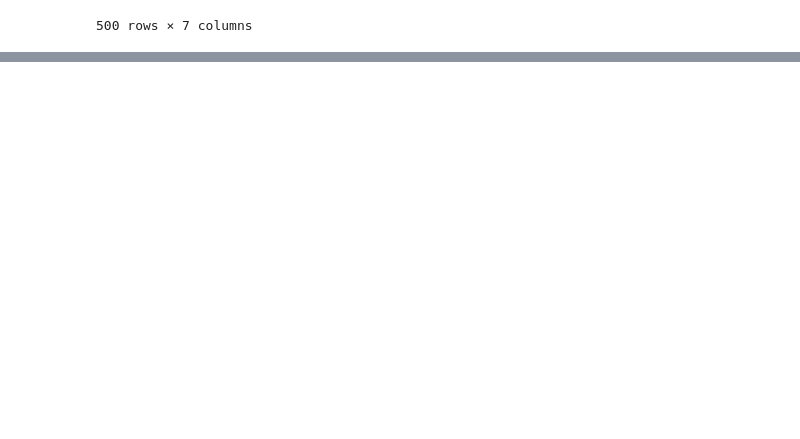
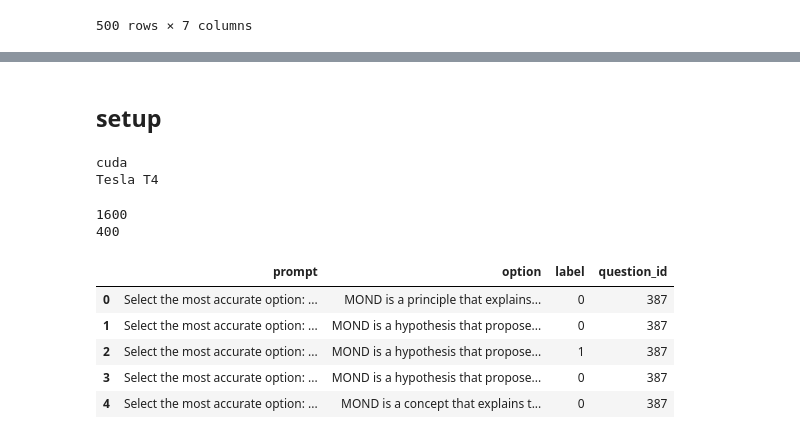
Before and after one commit to 24f1002705/DL-24f1002705-notebook-t22026, a Jupyter notebook: notebooks/final-notebook.ipynb, the cells around one changed output, grey strips where cells are left out. Saved outputs shown, nothing was run; the diff lists cells and outputs as text; code cells hidden in the pictures; blank space fills up the shorter version.

```diff
--- a/notebooks/final-notebook.ipynb
+++ b/notebooks/final-notebook.ipynb
@@ -897,0 +215,57 @@ submission.to_csv(
+# %% [markdown]
+## setup
+# %%
+device = torch.device(
+    "cuda" if torch.cuda.is_available() else "cpu"
+)
+
+print(device)
+print(torch.cuda.get_device_name(0))
+# %% [output]
+cuda
+Tesla T4
+# %%
+# Train/Validation split
+train_df, val_df = train_test_split(
+    df,
+    test_size=0.2,
+    stratify=df['answer'],
+    random_state=42
+)
+
+print(len(train_df))
+print(len(val_df))
+# %% [output]
+1600
+400
+# %%
+def expand_dataset(df):
+    samples = []
+
+    for _, row in df.iterrows():
+
+        for option in ["A","B","C","D","E"]:
+            samples.append({
+                'prompt': row['prompt'],
+
+                'option': row[option],
+
+                "label": 1 if option == row["answer"] else 0,
+
+                "question_id": row["id"]
+            })
+
+    return pd.DataFrame(samples)
+# %%
+train_pairs = expand_dataset(train_df)
+
+val_pairs = expand_dataset(val_df)
+# %%
+train_pairs.head()
+# %% [output]
+|  | prompt | option | label | question_id |
+| 0 | Select the most accurate option: ... | MOND is a principle that explains... | 0 | 387 |
+| 1 | Select the most accurate option: ... | MOND is a hypothesis that propose... | 0 | 387 |
+| 2 | Select the most accurate option: ... | MOND is a hypothesis that propose... | 1 | 387 |
+| 3 | Select the most accurate option: ... | MOND is a hypothesis that propose... | 0 | 387 |
+| 4 | Select the most accurate option: ... | MOND is a concept that explains t... | 0 | 387 |
```
Also changed, not shown: parts of 72 cells of this notebook.
